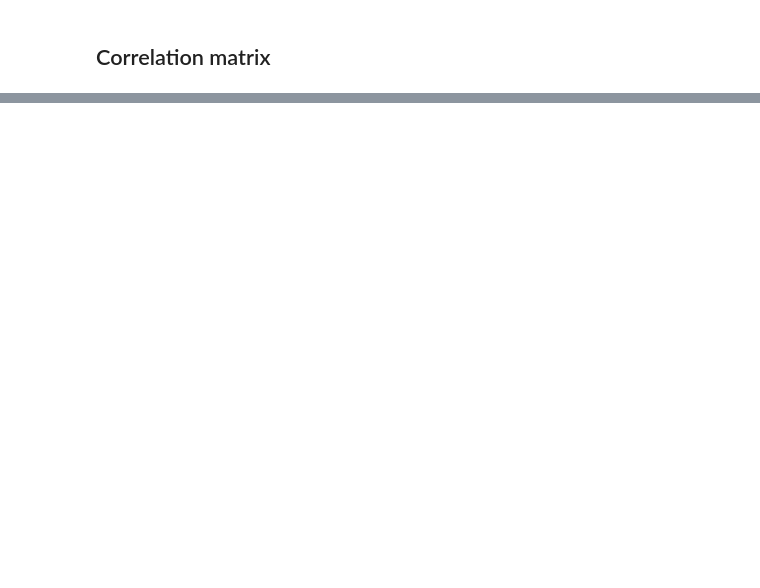
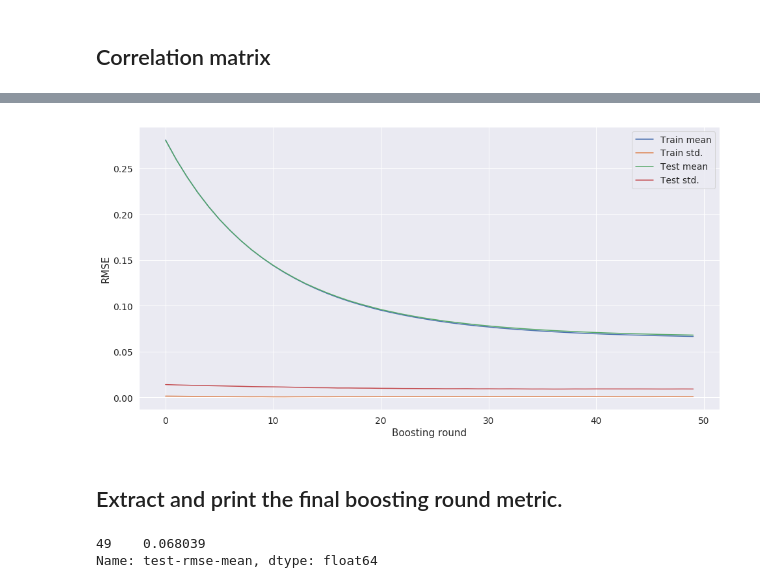
Before and after one commit to kairosart/factors, a Jupyter notebook: XGBoost.ipynb, the cells around one changed output, grey strips where cells are left out. Cells and saved outputs as stored; diff of their text form; code cells hidden in the pictures; blank space fills up the shorter version.

```diff
--- a/XGBoost.ipynb
+++ b/XGBoost.ipynb
@@ -369,0 +393,2 @@ plt.show()
+# %%
+X, y = dataset_normalized.iloc[:,:-1], dataset_normalized.iloc[:,-1]
@@ -369,0 +397,2 @@ plt.show()
+# %%
+data_dmatrix = xgb.DMatrix(data=X,label=y)
@@ -369,0 +423,9 @@ plt.show()
+# %%
+params = {'silent':1,
+          "objective":"reg:logistic",
+          'colsample_bytree': 0.3,
+          'learning_rate': 0.1,
+          'max_depth': 4,
+          'alpha': 10,
+          'min_samples_split': 200,
+          'n_estimators': 100}
@@ -369,0 +434,10 @@ plt.show()
+# %%
+cv_results = xgb.cv(verbose_eval=False,
+                    dtrain=data_dmatrix,
+                    params=params,
+                    nfold=10,
+                    num_boost_round=50,
+                    early_stopping_rounds=10,
+                    metrics="rmse",
+                    as_pandas=True,
+                    seed=123,)
@@ -369,0 +455,16 @@ plt.show()
+# %%
+plt.figure(figsize=(16,8))
+plt.plot(cv_results)
+plt.xlabel('Boosting round')
+plt.ylabel("RMSE")
+plt.legend(["Train mean", "Train std.", "Test mean", "Test std."])
+plt.show()
+# %% [output]
+[figure, added]
+# %% [markdown]
+## Extract and print the final boosting round metric.
+# %%
+print((cv_results["test-rmse-mean"]).tail(1))
+# %% [output]
+49    0.068039
+Name: test-rmse-mean, dtype: float64
```
Also changed, not shown: parts of 48 cells of this notebook.
